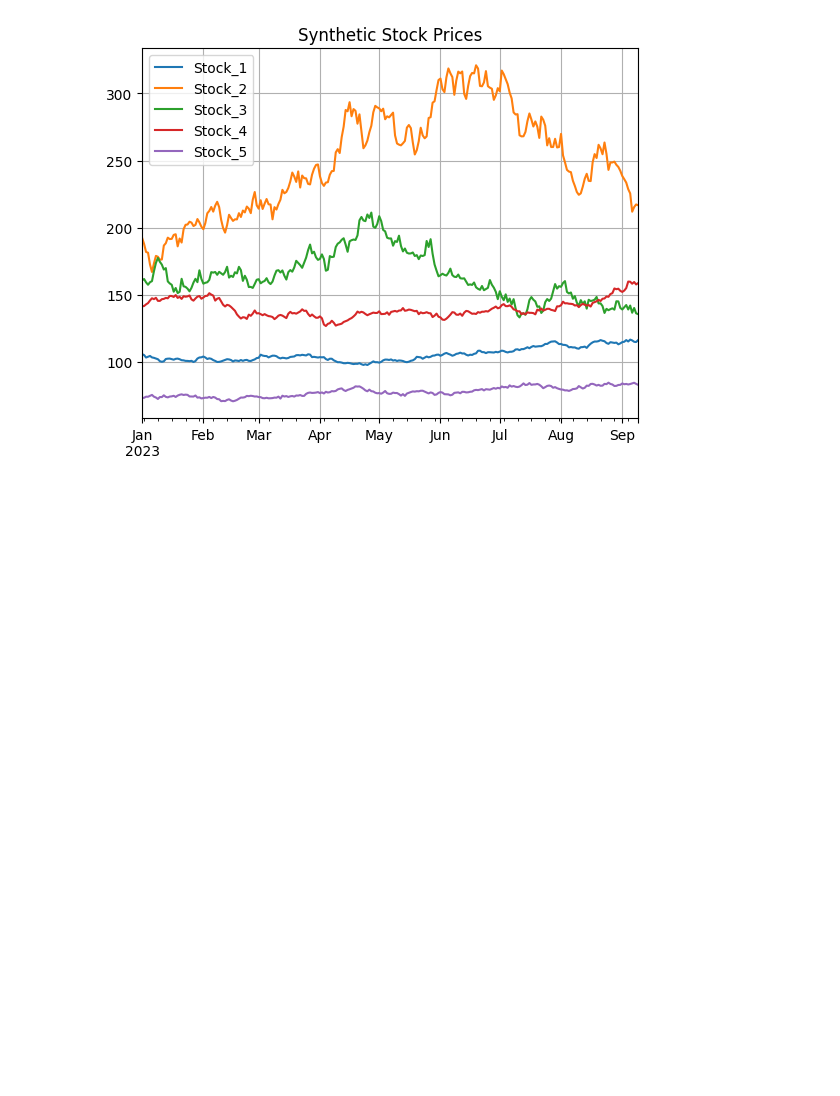
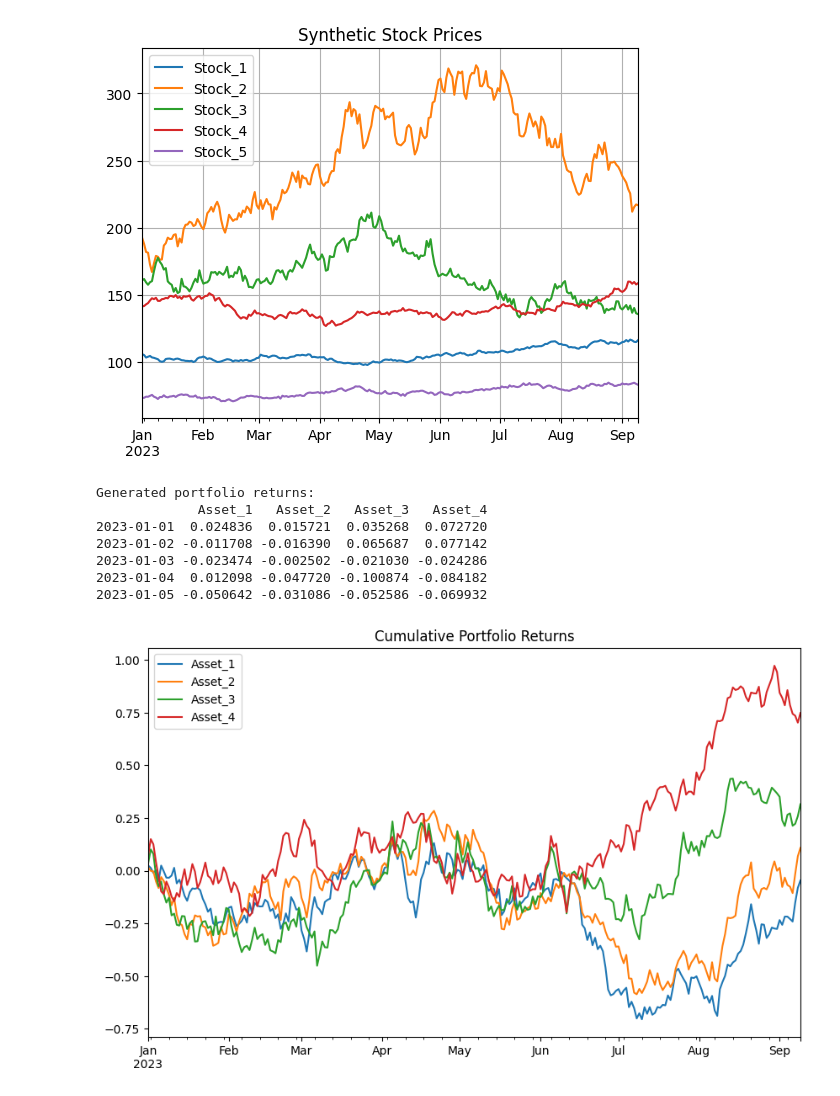
Before and after one commit to TomMcIver/Q-Stock, a Jupyter notebook: Q_Stock.ipynb, the cells around one changed output. Saved outputs shown, nothing was run; the diff lists cells and outputs as text; code cells hidden in the pictures; blank space fills up the shorter version.

Commit message:
made portfolios calulation and using black scholes to calulate stock options

```diff
--- a/Q_Stock.ipynb
+++ b/Q_Stock.ipynb
@@ -73,3 +71,45 @@ Stock_4: $139.80
 Stock_5: $73.40
 <Figure size 1000x600 with 0 Axes>
 [figure]
+# %%
+
+try:
+
+    np.random.seed(42)
+    n_assets = 4
+    n_days = 252
+
+
+    corr_matrix = np.array([[1.0, 0.8, 0.3, -0.2],
+                           [0.8, 1.0, 0.4, -0.1],
+                           [0.3, 0.4, 1.0, 0.5],
+                           [-0.2, -0.1, 0.5, 1.0]])
+
+    # decomposition
+    L = np.linalg.cholesky(corr_matrix)
+
+    uncorrelated_returns = np.random.normal(0, 0.05, (n_days, n_assets))
+
+    correlated_returns = uncorrelated_returns @ L.T
+
+    portfolio_returns = pd.DataFrame(correlated_returns,
+                                   index=pd.date_range("2023-01-01", periods=n_days),
+                                   columns=[f'Asset_{i+1}' for i in range(n_assets)])
+
+    print("\nGenerated portfolio returns:")
+    print(portfolio_returns.head())
+    portfolio_returns.cumsum().plot(title="Cumulative Portfolio Returns", figsize=(10,6))
+
+except Exception as e:
+    print(f"❌ Error generating portfolio returns: {e}")
+    if 'L' in locals():
+        print(f"Possible issue with Cholesky decomposition. Matrix positive definite?")
+# %% [output]
+Generated portfolio returns:
+             Asset_1   Asset_2   Asset_3   Asset_4
+2023-01-01  0.024836  0.015721  0.035268  0.072720
+2023-01-02 -0.011708 -0.016390  0.065687  0.077142
+2023-01-03 -0.023474 -0.002502 -0.021030 -0.024286
+2023-01-04  0.012098 -0.047720 -0.100874 -0.084182
+2023-01-05 -0.050642 -0.031086 -0.052586 -0.069932
+[figure, added]
```
Also changed, not shown: parts of 2 cells of this notebook.
